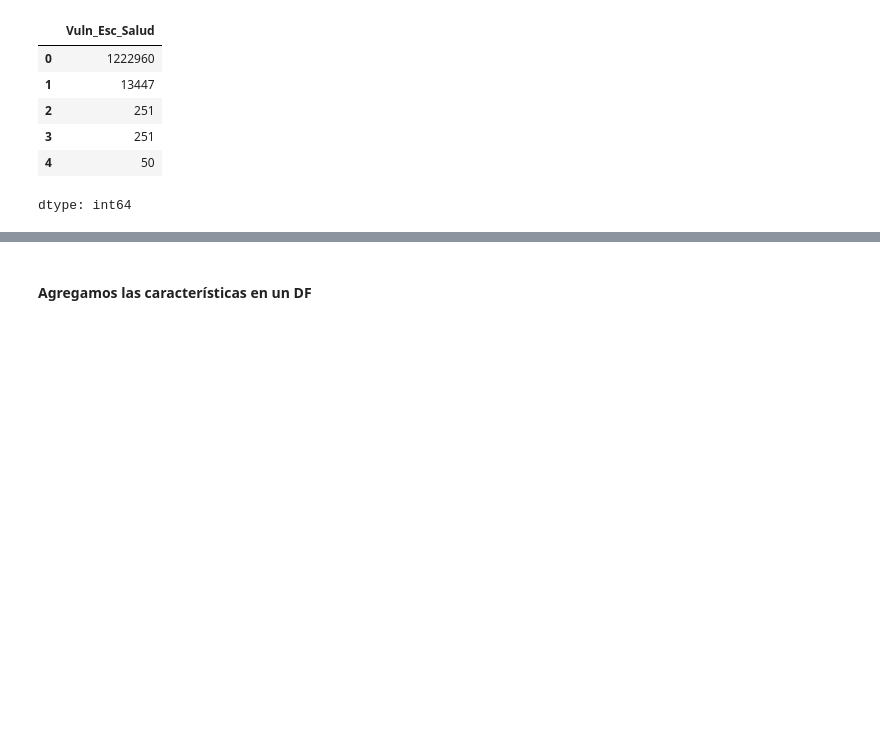
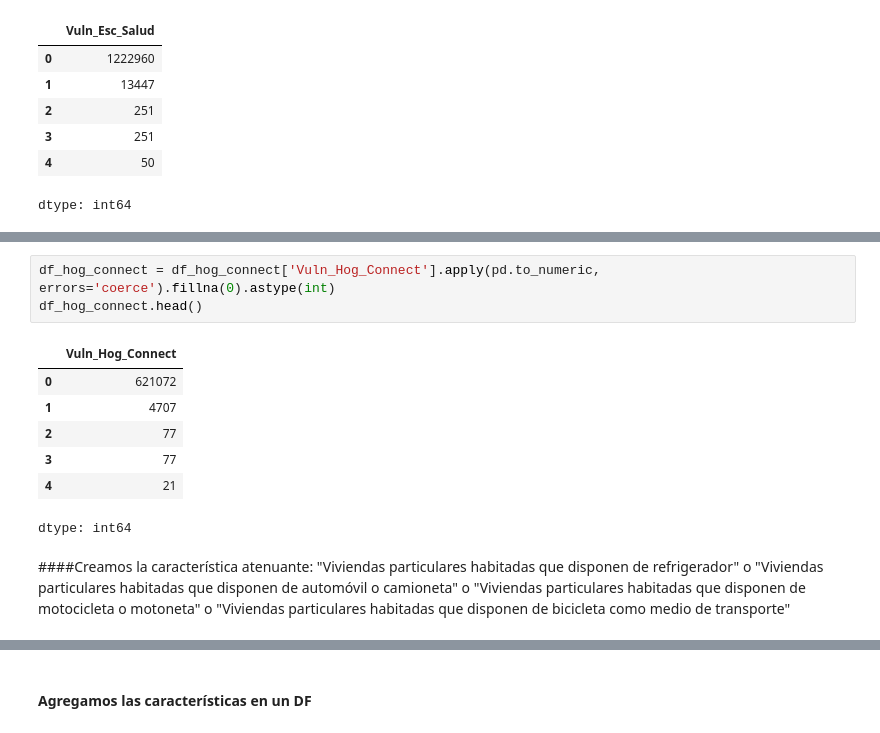
Before and after one commit to LH-1169213/IslasDeCalor, a Jupyter notebook: EDA_SCITEL_INEGI_Avance_2.ipynb, the cells around one changed output, grey strips where cells are left out. Saved outputs shown, nothing was run; the diff lists cells and outputs as text; blank space fills up the shorter version.

```diff
--- a/EDA_SCITEL_INEGI_Avance_2.ipynb
+++ b/EDA_SCITEL_INEGI_Avance_2.ipynb
@@ -1173,0 +1217,13 @@ dtype: int64
+# %%
+df_hog_connect = df_hog_connect['Vuln_Hog_Connect'].apply(pd.to_numeric, errors='coerce').fillna(0).astype(int)
+df_hog_connect.head()
+# %% [output]
+|  | Vuln_Hog_Connect |
+| 0 | 621072 |
+| 1 | 4707 |
+| 2 | 77 |
+| 3 | 77 |
+| 4 | 21 |
+dtype: int64
+# %% [markdown]
+####Creamos la característica  atenuante: "Viviendas particulares habitadas que disponen de refrigerador" o "Viviendas particulares habitadas que disponen de automóvil o camioneta" o "Viviendas particulares habitadas que disponen de motocicleta o motoneta" o "Viviendas particulares habitadas que disponen de bicicleta como medio de transporte"
```
Also changed, not shown: parts of 15 cells of this notebook.
